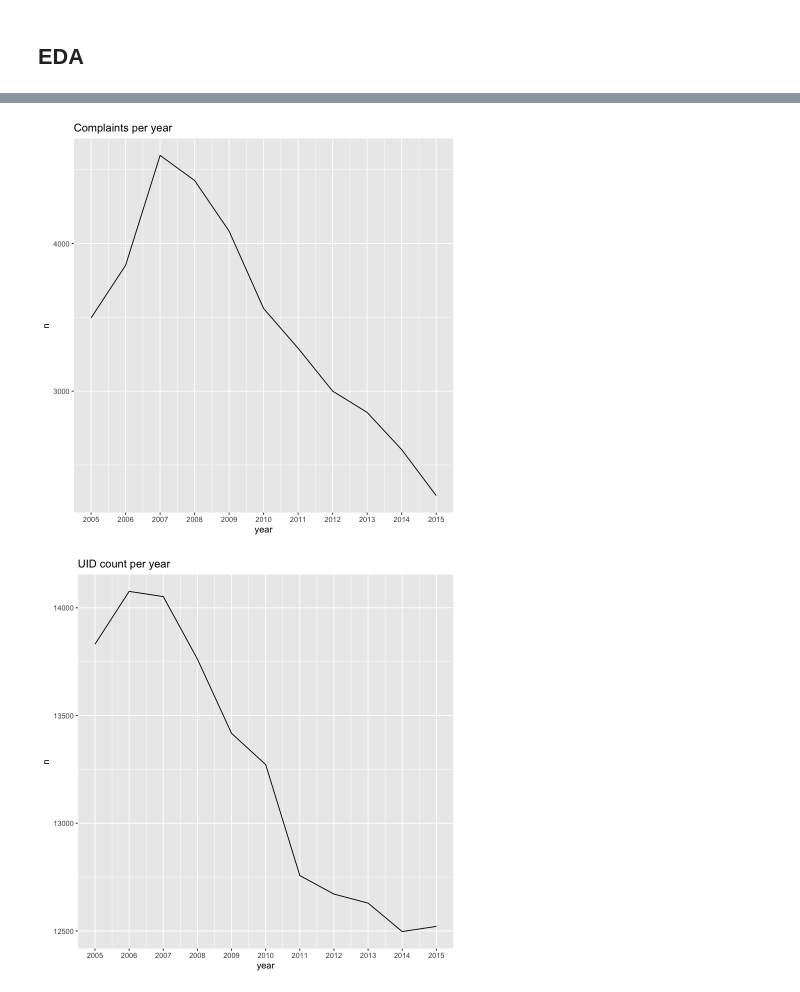
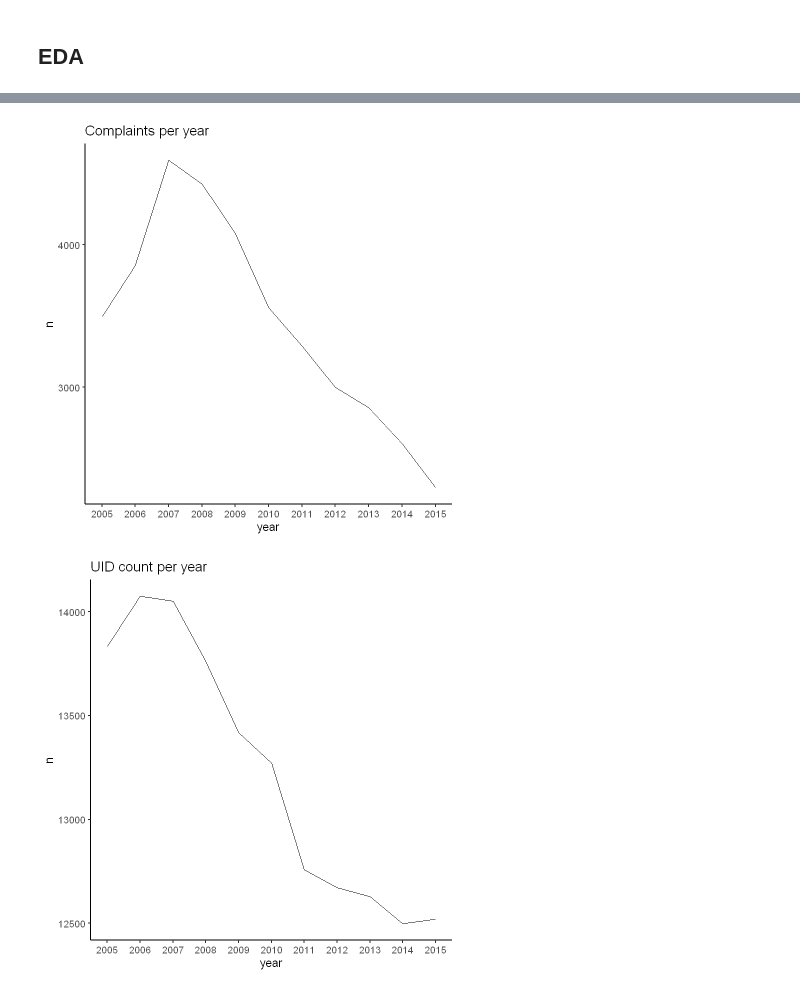
Before and after one commit to micahkwok/Group15, a Jupyter notebook: eda/EDA.ipynb, the cells around one changed output, grey strips where cells are left out. Saved outputs shown, nothing was run; the diff lists cells and outputs as text; code cells hidden in the pictures.

```diff
--- a/eda/EDA.ipynb
+++ b/eda/EDA.ipynb
@@ -338,6 +338,8 @@ summary(df_merged)
  Mode  :character   Mode  :character   Mode  :character
 # %% [markdown]
 ## EDA
+# %%
+theme_set(theme_classic(base_size = 14))
 # %%
 # Correlation Matrix
 GGally::ggcorr(df_merged)
@@ -362,13 +360,31 @@ Warning message:
 # %%
 # Complaints by year
-complaints_per_year <- df_merged %>% group_by(year, cr_id) %>% tally() %>% drop_na() %>% group_by(year) %>% tally()
-ggplot(complaints_per_year, aes(x = year, y = n)) + geom_line() + ggtitle("Complaints per year") + scale_x_continuous(breaks = 2005:2015)
+complaints_per_year <- df_merged %>%
+    group_by(year, cr_id) %>%
+    tally() %>%
+    drop_na() %>%
+    group_by(year) %>%
+    tally()
+
+ggplot(complaints_per_year, aes(x = year, y = n)) +
+    geom_line() +
+    ggtitle("Complaints per year") +
+    scale_x_continuous(breaks = 2005:2015)
 
 # Officer UID per year
-off_per_year <- df_merged %>% group_by(year, UID) %>% tally() %>% drop_na() %>% group_by(year) %>% tally()
-ggplot(off_per_year, aes(x = year, y = n)) + geom_line() + ggtitle("UID count per year") + scale_x_continuous(breaks = 2005:2015)
+off_per_year <- df_merged %>%
+    group_by(year, UID) %>%
+    tally() %>%
+    drop_na() %>%
+    group_by(year) %>%
+    tally()
+
+ggplot(off_per_year, aes(x = year, y = n)) +
+    geom_line() +
+    ggtitle("UID count per year") +
+    scale_x_continuous(breaks = 2005:2015)
 # %% [output]
-[figure, old version]
+[figure, new version]
-[figure, old version]
+[figure, new version]
 # %%
 #Histogram of total complaints per officer - total complaints does not match because one complaint can be tied to multiple officers
```
Also changed, not shown: parts of 8 cells of this notebook.
